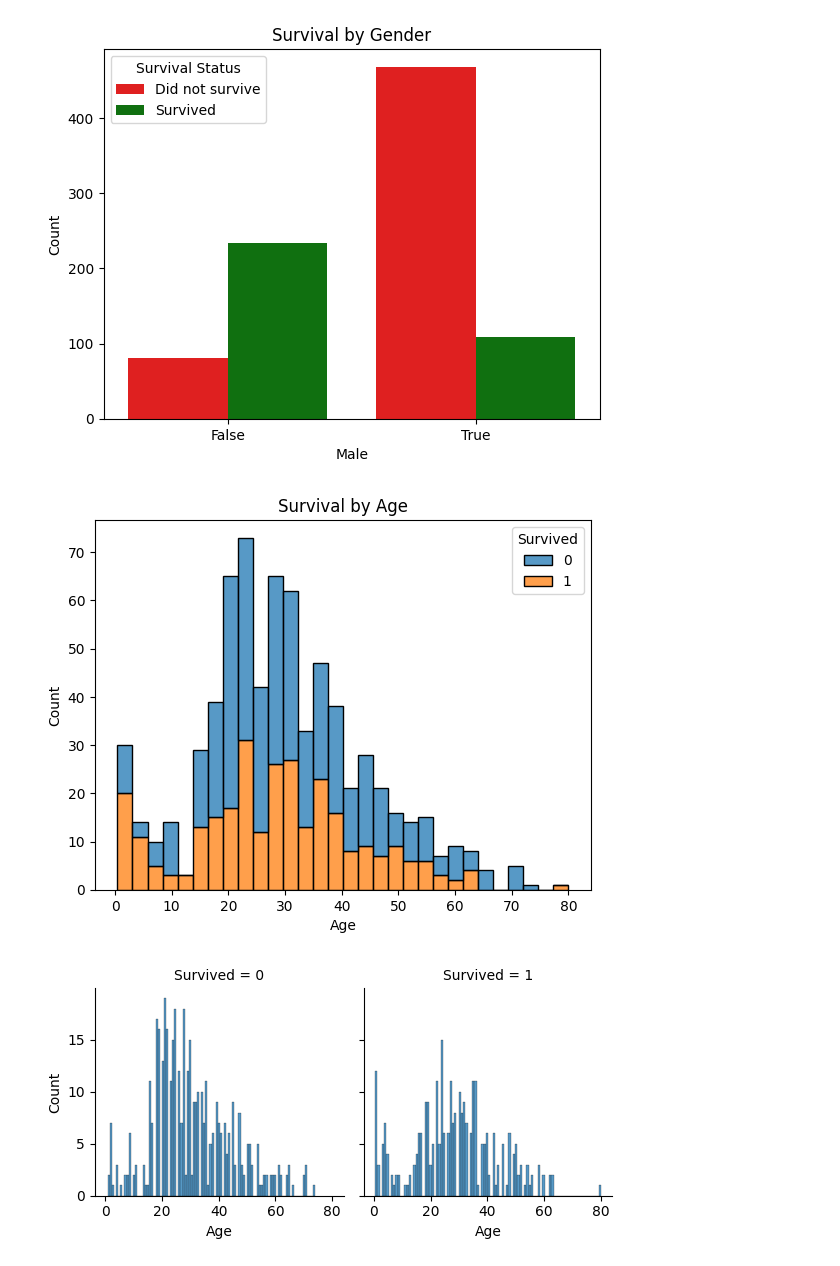
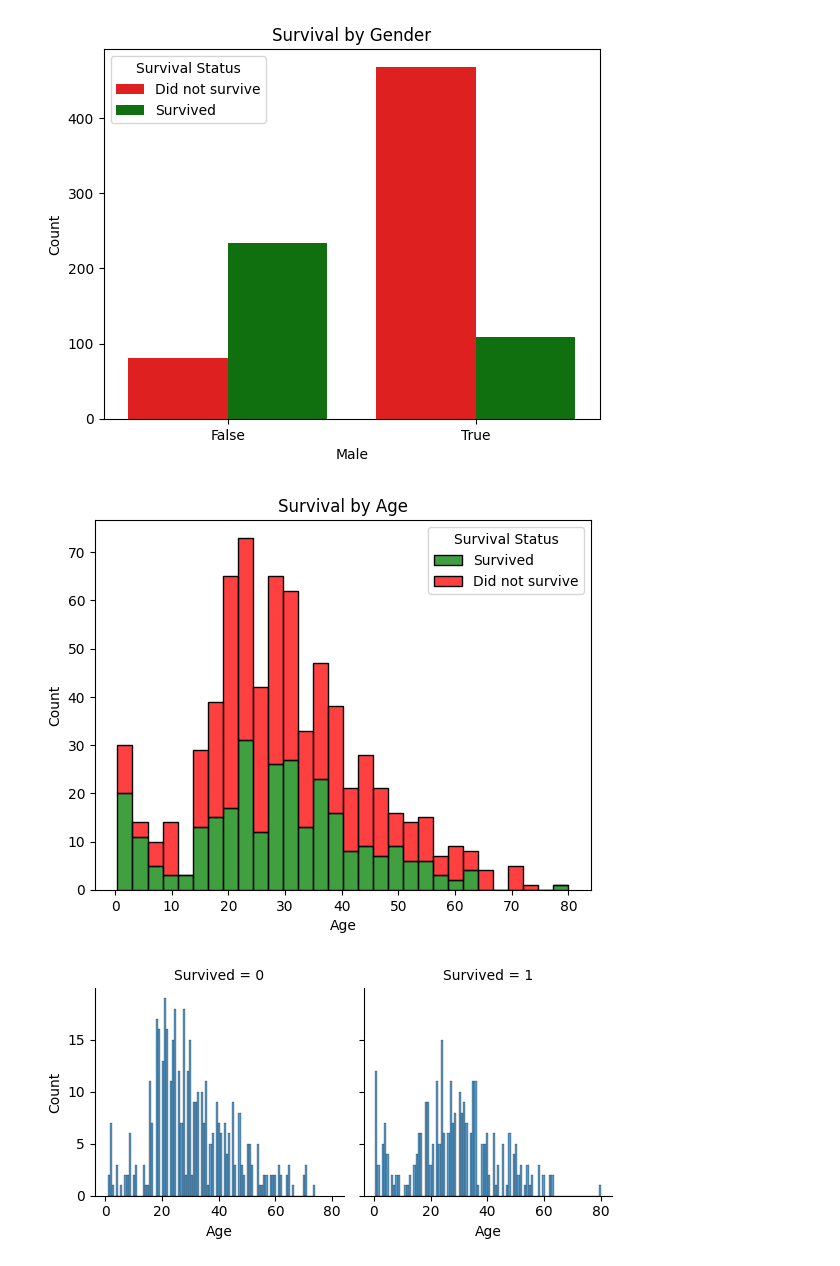
Before and after one commit to ines-lorquet/titanic-survival-rate, a Jupyter notebook: exploration.ipynb, the cells around one changed output. Saved outputs shown, nothing was run; the diff lists cells and outputs as text; code cells hidden in the pictures.

Commit message:
[Modification des couleurs de l'avant dernier graph]

```diff
--- a/exploration.ipynb
+++ b/exploration.ipynb
@@ -144,12 +144,13 @@ plt.show()
 [figure]
 # %%
 # Age
-sns.histplot(data=data, x='Age', hue='Survived', multiple='stack', bins=30)
+sns.histplot(data=data, x='Age', hue='Survived', multiple='stack', bins=30, palette=palette)
 plt.title('Survival by Age')
+plt.legend(title='Survival Status', labels=['Survived','Did not survive'])
 
 plt.show()
 # %% [output]
-[figure, old version]
+[figure, new version]
 # %%
 # Age Séparer
 g = sns.FacetGrid(data, col='Survived')
```
